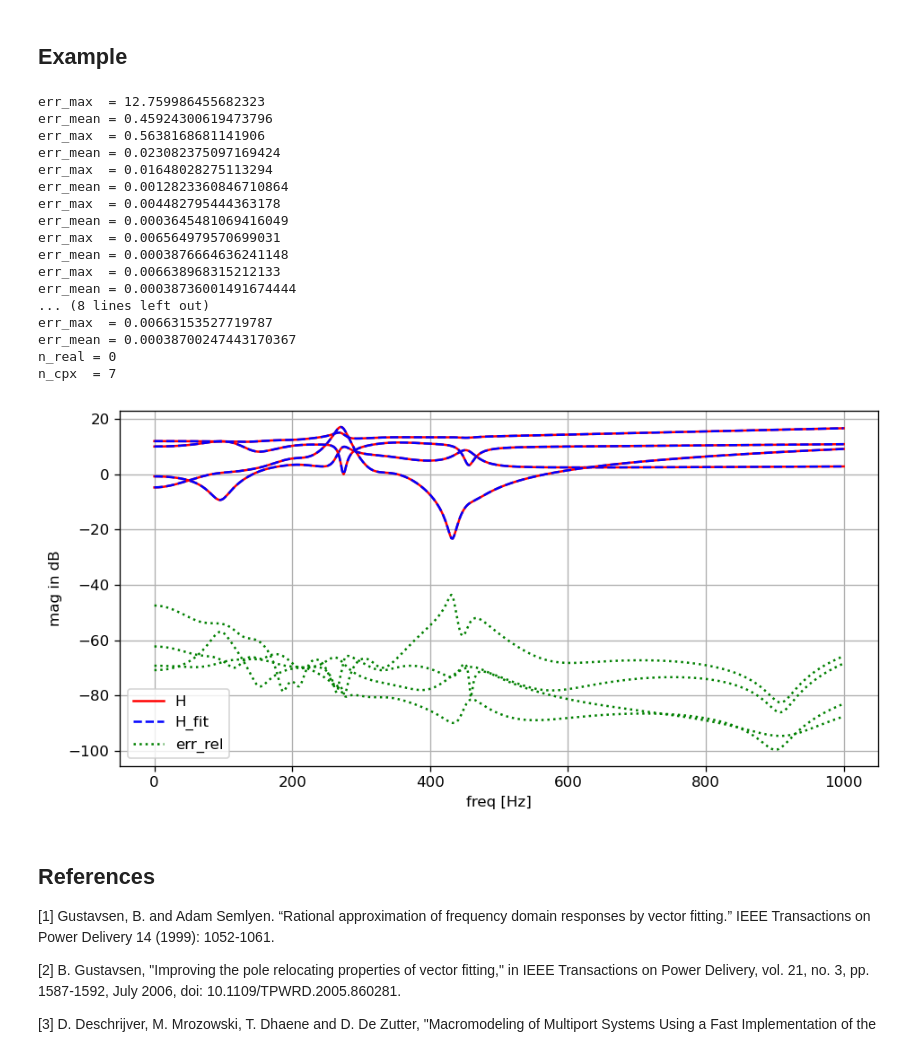
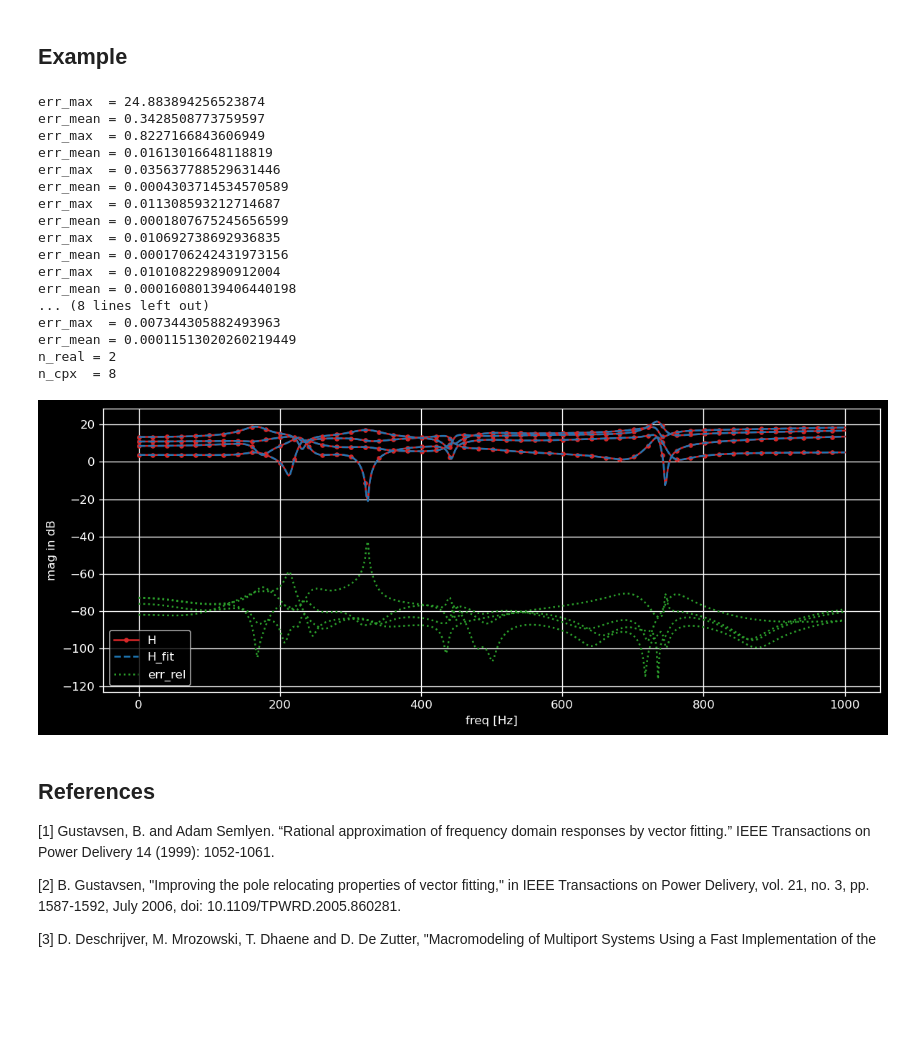
Before and after one commit to milanofthe/Vectorfitting, a Jupyter notebook: README.ipynb, the cells around one changed output. Cells and saved outputs as stored; diff of their text form; code cells hidden in the pictures; blank space fills up the shorter version.

```diff
--- a/README.ipynb
+++ b/README.ipynb
@@ -11,67 +11,68 @@ where $\mathbf{D}$ is the constant term, $\mathbf{E}$ is the linear term and $\m
 # %%
 import numpy as np
 import matplotlib.pyplot as plt
+plt.style.use('dark_background')
 
 from vectorfitting import VecFit
 from transferfunction import H_rng
 # %%
 #create random test data
 Freq = np.linspace(0, 1000, 500)
-H    = H_rng(shape=(2, 2), n_cpx=6, n_real=2, f_min=0, f_max=1000).evaluate(Freq)
+H    = H_rng(shape=(2, 2), n_cpx=8, n_real=2, f_min=0, f_max=1000).evaluate(Freq)
 # %%
 #initialize vectorfitting engine
-VF = VecFit(H, Freq, n_cpx=6, n_real=2, mode="fast_relax", smart=False, autoreduce=False, fit_Const=True, fit_Diff=True)
+VF = VecFit(H, Freq, n_cpx=8, n_real=2, mode="fast_relax", smart=False, autoreduce=False, fit_Const=True, fit_Diff=True)
 
 #run fitting procedure
 VF.fit(tol=1e-3, max_steps=10, debug=True)
 # %% [output]
-err_max  = 12.759986455682323
-err_mean = 0.45924300619473796
-err_max  = 0.5638168681141906
-err_mean = 0.023082375097169424
-err_max  = 0.01648028275113294
-err_mean = 0.0012823360846710864
-err_max  = 0.004482795444363178
-err_mean = 0.0003645481069416049
-err_max  = 0.006564979570699031
-err_mean = 0.0003876664636241148
-err_max  = 0.006638968315212133
-err_mean = 0.00038736001491674444
+err_max  = 24.883894256523874
+err_mean = 0.3428508773759597
+err_max  = 0.8227166843606949
+err_mean = 0.01613016648118819
+err_max  = 0.035637788529631446
+err_mean = 0.0004303714534570589
+err_max  = 0.011308593212714687
+err_mean = 0.0001807675245656599
+err_max  = 0.010692738692936835
+err_mean = 0.0001706242431973156
+err_max  = 0.010108229890912004
+err_mean = 0.00016080139406440198
 ... (8 lines left out)
-err_max  = 0.00663153527719787
-err_mean = 0.00038700247443170367
-n_real = 0
-n_cpx  = 7
+err_max  = 0.007344305882493963
+err_mean = 0.00011513020260219449
+n_real = 2
+n_cpx  = 8
 # %%
 #evaluate fit
 H_fit = VF.TF.evaluate(Freq)
 
 #compute relative error
 err_rel = (H - H_fit) / H
 
 #dB helper
 dB  = lambda x: 20*np.log10(abs(x))
 
 #plot results
-fig, ax = plt.subplots(nrows=1, ncols=1, figsize=(8,4), tight_layout=True, dpi=120)
+fig, ax = plt.subplots(nrows=1, ncols=1, figsize=(10,4), tight_layout=True, dpi=120)
 
 N, n, m = H.shape
 
 for i in range(n):
     for j in range(m):
-        ax.plot(Freq, dB(H[:,i,j]), "-", color="red", label="H" if i==j==0 else None)
-        ax.plot(Freq, dB(H_fit[:,i,j]), "--", color="blue", label="H_fit" if i==j==0 else None)
-        ax.plot(Freq, dB(err_rel[:,i,j]), ":", color="green", label="err_rel" if i==j==0 else None)
+        ax.plot(Freq, dB(H[:,i,j]), ".-", markevery=10, color="tab:red", label="H" if i==j==0 else None)
+        ax.plot(Freq, dB(H_fit[:,i,j]), "--", color="tab:blue", label="H_fit" if i==j==0 else None)
+        ax.plot(Freq, dB(err_rel[:,i,j]), ":", color="tab:green", label="err_rel" if i==j==0 else None)
 
 
 ax.set_xlabel("freq [Hz]")
 ax.set_ylabel("mag in dB")
 ax.grid(True)
 ax.legend()
 
 plt.savefig("test.svg")
 # %% [output]
-[figure, old version]
+[figure, new version]
 # %% [markdown]
 ## References
 
```
Also changed, not shown: parts of 2 cells of this notebook, 1 other file.
